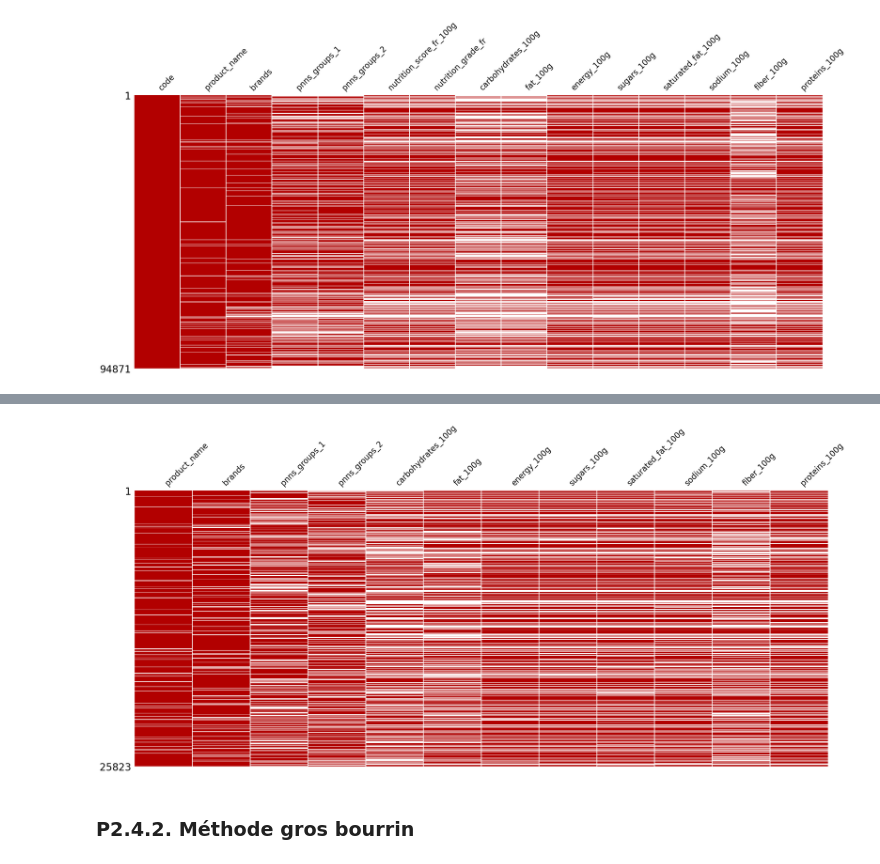
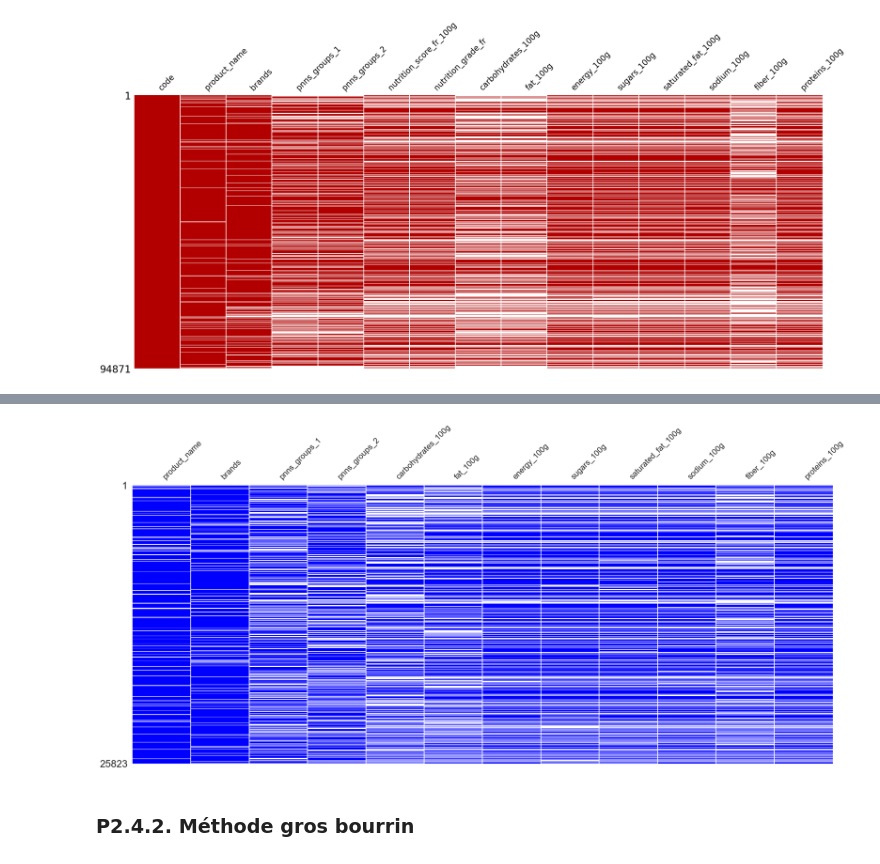
Before and after one commit to ClementPatin/OC-P3, a Jupyter notebook: Patin_Clement_1_notebook_052023.ipynb, the cells around one changed output, grey strips where cells are left out. Cells and saved outputs as stored; diff of their text form; code cells hidden in the pictures.

```diff
--- a/Patin_Clement_1_notebook_052023.ipynb
+++ b/Patin_Clement_1_notebook_052023.ipynb
@@ -990,8 +1001,8 @@ for col in foodComplete.columns :
 # %%
-ms.matrix(foodIncomplete,color=[0.7,0.0,0.0],sparkline=False) # dataviz of missing data
+ms.matrix(foodIncomplete,color=[0.0,0.0,1],sparkline=False) # dataviz of missing data
 plt.show()
 # %% [output]
-[figure, old version]
+[figure, new version]
 # %% [markdown]
 ### P2.4.2. Méthode gros bourrin
 # %%
```
Also changed, not shown: parts of 25 cells of this notebook.
